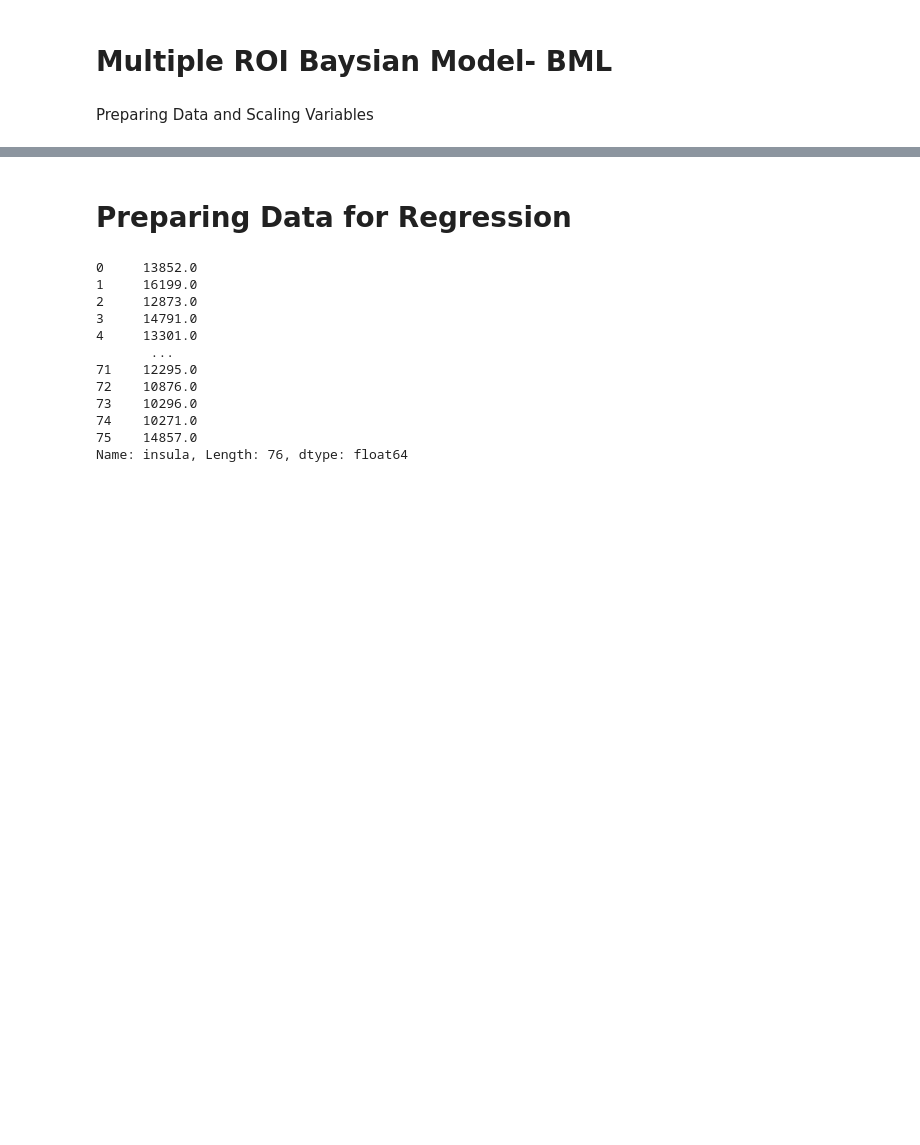
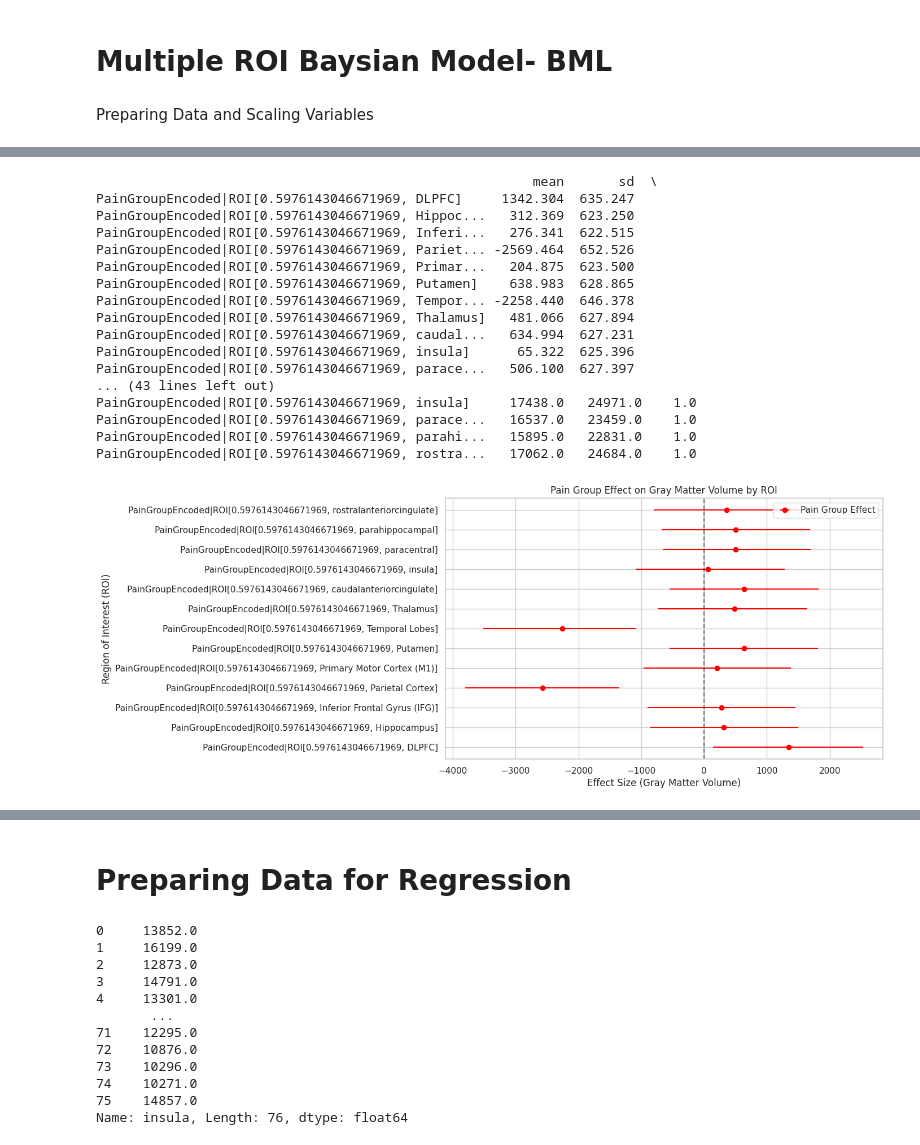
Before and after one commit to DuekLab/Pain_Gray_Matter_Analysis, a Jupyter notebook: Gray_matter_analysis_LC.ipynb, the cells around one changed output, grey strips where cells are left out. Cells and saved outputs as stored; diff of their text form; code cells hidden in the pictures; blank space fills up the shorter version.

```diff
--- a/Gray_matter_analysis_LC.ipynb
+++ b/Gray_matter_analysis_LC.ipynb
@@ -720,0 +843,38 @@ Index(['age', 'gender_01', 'PainGroupEncoded'], dtype='object')
+# %%
+roi_effects = az.summary(idata, var_names=["PainGroupEncoded|ROI"])
+print(roi_effects)
+
+
+
+rois = roi_effects.index
+means = roi_effects["mean"]
+lower = roi_effects["hdi_3%"]
+upper = roi_effects["hdi_97%"]
+
+plt.figure(figsize=(10, 6))
+plt.errorbar(means, rois, xerr=[means - lower, upper - means], fmt='o', color='red', label="Pain Group Effect")
+plt.axvline(0, linestyle="--", color="black", alpha=0.5)  # Reference line at zero
+plt.xlabel("Effect Size (Gray Matter Volume)")
+plt.ylabel("Region of Interest (ROI)")
+plt.title("Pain Group Effect on Gray Matter Volume by ROI")
+plt.legend()
+plt.show()
+# %% [output]
+                                                        mean       sd  \
+PainGroupEncoded|ROI[0.5976143046671969, DLPFC]     1342.304  635.247
+PainGroupEncoded|ROI[0.5976143046671969, Hippoc...   312.369  623.250
+PainGroupEncoded|ROI[0.5976143046671969, Inferi...   276.341  622.515
+PainGroupEncoded|ROI[0.5976143046671969, Pariet... -2569.464  652.526
+PainGroupEncoded|ROI[0.5976143046671969, Primar...   204.875  623.500
+PainGroupEncoded|ROI[0.5976143046671969, Putamen]    638.983  628.865
+PainGroupEncoded|ROI[0.5976143046671969, Tempor... -2258.440  646.378
+PainGroupEncoded|ROI[0.5976143046671969, Thalamus]   481.066  627.894
+PainGroupEncoded|ROI[0.5976143046671969, caudal...   634.994  627.231
+PainGroupEncoded|ROI[0.5976143046671969, insula]      65.322  625.396
+PainGroupEncoded|ROI[0.5976143046671969, parace...   506.100  627.397
+... (43 lines left out)
+PainGroupEncoded|ROI[0.5976143046671969, insula]     17438.0   24971.0    1.0
+PainGroupEncoded|ROI[0.5976143046671969, parace...   16537.0   23459.0    1.0
+PainGroupEncoded|ROI[0.5976143046671969, parahi...   15895.0   22831.0    1.0
+PainGroupEncoded|ROI[0.5976143046671969, rostra...   17062.0   24684.0    1.0
+[figure, added]
```
Also changed, not shown: parts of 15 cells of this notebook.
